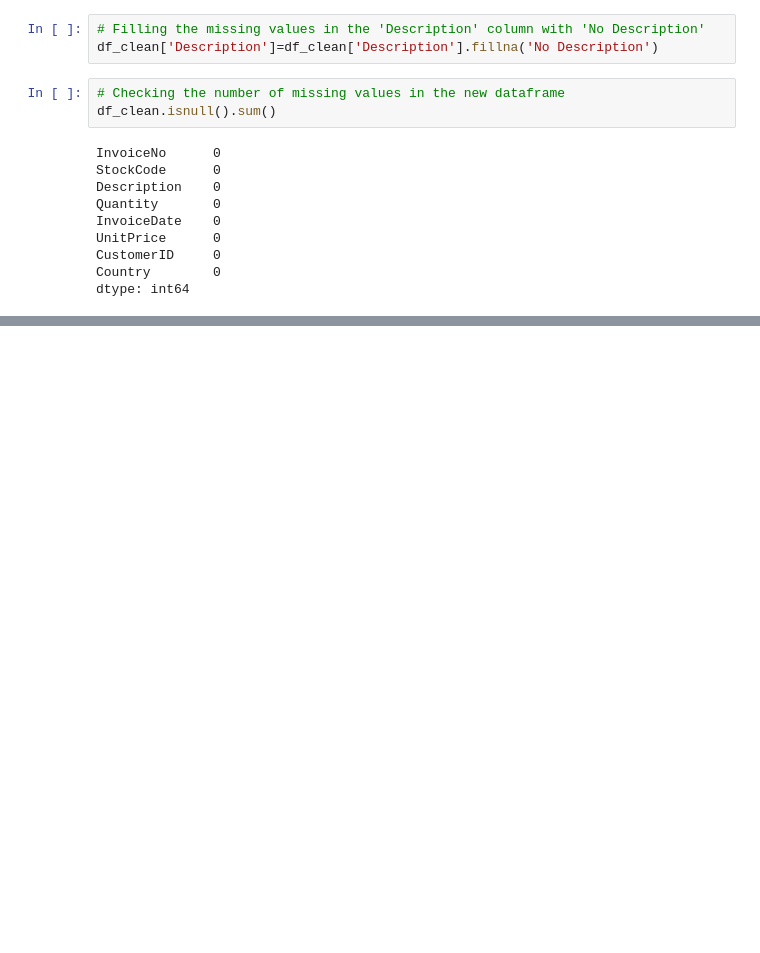
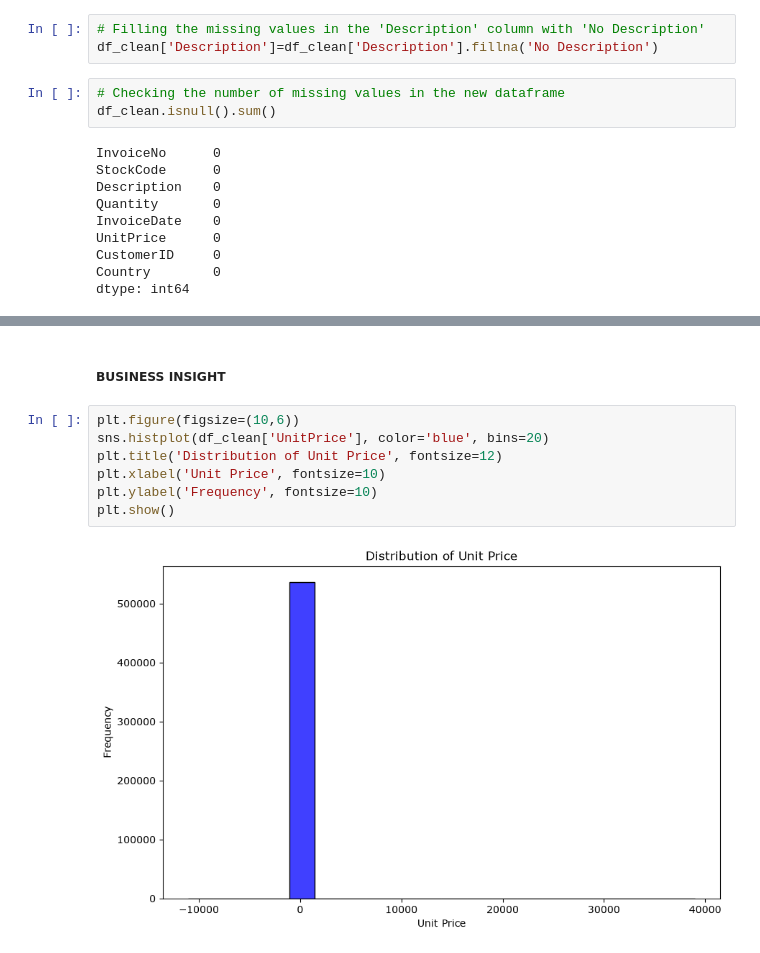
Before and after one commit to bhawna1906/UCI-Online-Retail-EDA, a Jupyter notebook: Notebook/Sales_Data_Analysis.ipynb, the cells around one changed output, grey strips where cells are left out. Cells and saved outputs as stored; diff of their text form; blank space fills up the shorter version.

```diff
--- a/Notebook/Sales_Data_Analysis.ipynb
+++ b/Notebook/Sales_Data_Analysis.ipynb
@@ -181,0 +287,11 @@ dtype: int64
+# %% [markdown]
+##### BUSINESS INSIGHT
+# %%
+plt.figure(figsize=(10,6))
+sns.histplot(df_clean['UnitPrice'], color='blue', bins=20)
+plt.title('Distribution of Unit Price', fontsize=12)
+plt.xlabel('Unit Price', fontsize=10)
+plt.ylabel('Frequency', fontsize=10)
+plt.show()
+# %% [output]
+[figure, added]
```
Also changed, not shown: parts of 34 cells of this notebook.
